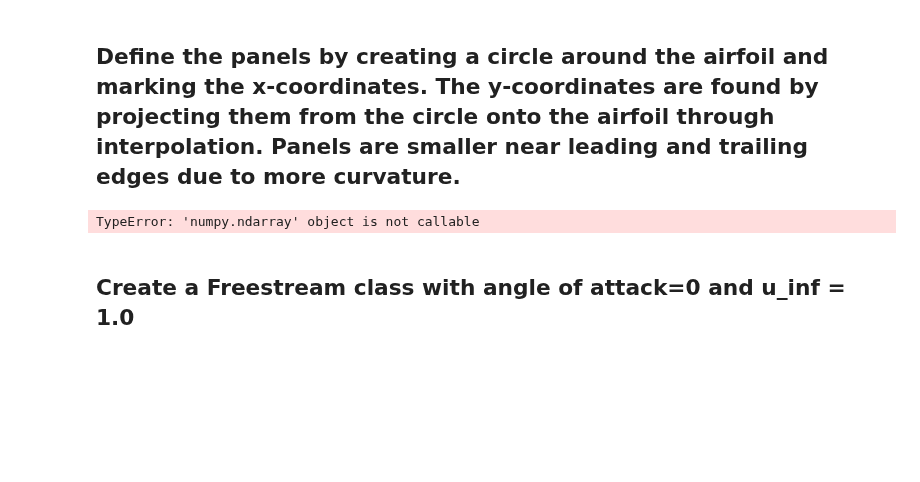
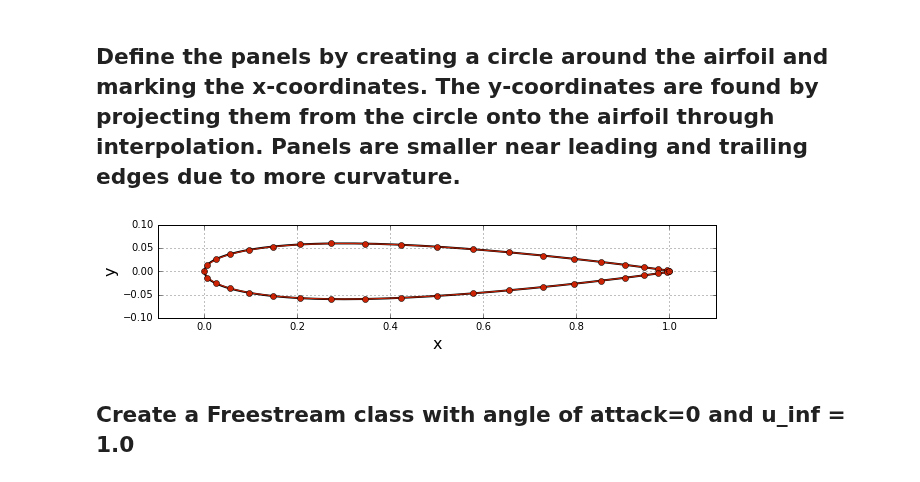
Before and after one commit to Pjgeno14/mae6226-workspace, a Jupyter notebook: Lesson-10.ipynb, the cells around one changed output. Cells and saved outputs as stored; diff of their text form; code cells hidden in the pictures; blank space fills up the shorter version.

```diff
--- a/Lesson-10.ipynb
+++ b/Lesson-10.ipynb
@@ -39,22 +39,22 @@ class Panel:
         Parameters
         ----------
         xa: float
-            x-coordinate of the first end-point
+            x-coordinate of the first end-point.
         ya: float
-            y-coordinate of the first end-point
+            y-coordinate of the first end-point.
         xb: float
-            x-coordinate of the second end-point
+            x-coordinate of the second end-point.
         yb: float
-            y-coordinate of the second end-point
+            y-coordinate of the second end-point.
         """
         self.xa, self.ya = xa, ya
         self.xb, self.yb = xb, yb
 
-        self.xc, self.yc = (xa+xb)/2, (ya+yb)/2       # control(center) point of the panel
-        self.length = ((xb-xa)**2+(yb-ya)**2)         # length of the panel
+        self.xc, self.yc = (xa+xb)/2, (ya+yb)/2       # control-point (center-point)
+        self.length = math.sqrt((xb-xa)**2+(yb-ya)**2)     # length of the panel
 
-        # orientation of the panel (angle with x-axis)
-        if xb-xa <=0.:
+        # orientation of the panel (angle between x-axis and panel's normal)
+        if xb-xa <= 0.:
             self.beta = math.acos((yb-ya)/self.length)
         elif xb-xa > 0.:
             self.beta = math.pi + math.acos(-(yb-ya)/self.length)
@@ -65,9 +65,9 @@ class Panel:
         else:
             self.loc = 'lower'
 
-        self.sigma = 0.                           # source strength
-        self.vt = 0.                              # tangential velocity
-        self.cp = 0.                              # coefficient of pressure
+        self.sigma = 0.                             # source strength
+        self.vt = 0.                                # tangential velocity
+        self.cp = 0.                                # pressure coefficient
 # %% [markdown]
 ## Define the panels by creating a circle around the airfoil and marking the x-coordinates. The y-coordinates are found by projecting them from the circle onto the airfoil through interpolation. Panels are smaller near leading and trailing edges due to more curvature.
 # %%
@@ -103,15 +103,16 @@ def define_panels(x, y, N=40):
     I = 0
     for i in range(N):
         while I < len(x)-1:
-            if (x(I) <= x_ends[i] <= x[I+1]) or (x[I+1] <= x_ends[i] <= x[I]):
+            if (x[I] <= x_ends[i] <= x[I+1]) or (x[I+1] <= x_ends[i] <= x[I]):
                 break
             else:
                 I += 1
-        a = (y[I+1] - y[I])/(x[I+1] - x[I])
+        a = (y[I+1]-y[I])/(x[I+1]-x[I])
         b = y[I+1] - a*x[I+1]
-    y_ends[i] = y_ends[0]
+        y_ends[i] = a*x_ends[i] + b
+    y_ends[N] = y_ends[0]
 
-    panels = np.empty(N, dtype = object)
+    panels = np.empty(N, dtype=object)
     for i in range(N):
         panels[i] = Panel(x_ends[i], y_ends[i], x_ends[i+1], y_ends[i+1])
 
@@ -119,22 +120,22 @@ def define_panels(x, y, N=40):
 # %%
 N = 40                                 # number of panels
 panels = define_panels(x, y, N)        # discretization of geometry into panels
 
 # plot the geometry of the panels
 width = 10
 plt.figure(figsize=(width,width))
 plt.grid()
 plt.xlabel('x', fontsize = 16)
 plt.ylabel('y', fontsize = 16)
 plt.plot(x, y, color='k', linestyle='-', linewidth=2)
 plt.plot(np.append([panel.xa for panel in panels], [panels[0].xa]),
         np.append([panel.ya for panel in panels], [panels[0].ya]),
         linestyle='-', linewidth=1, marker='o', markersize=6, color='#CD2305')
-plt.plot(axis='scaled', adjustable='box')
+plt.axis('scaled', adjustable='box')
 plt.xlim(-0.1, 1.1)
 plt.ylim(-0.1, 0.1);
 # %% [output]
-TypeError: 'numpy.ndarray' object is not callable
+[figure, added]
 # %% [markdown]
 ## Create a Freestream class with angle of attack=0 and u_inf = 1.0
 # %%
```
Also changed, not shown: parts of 6 cells of this notebook.
